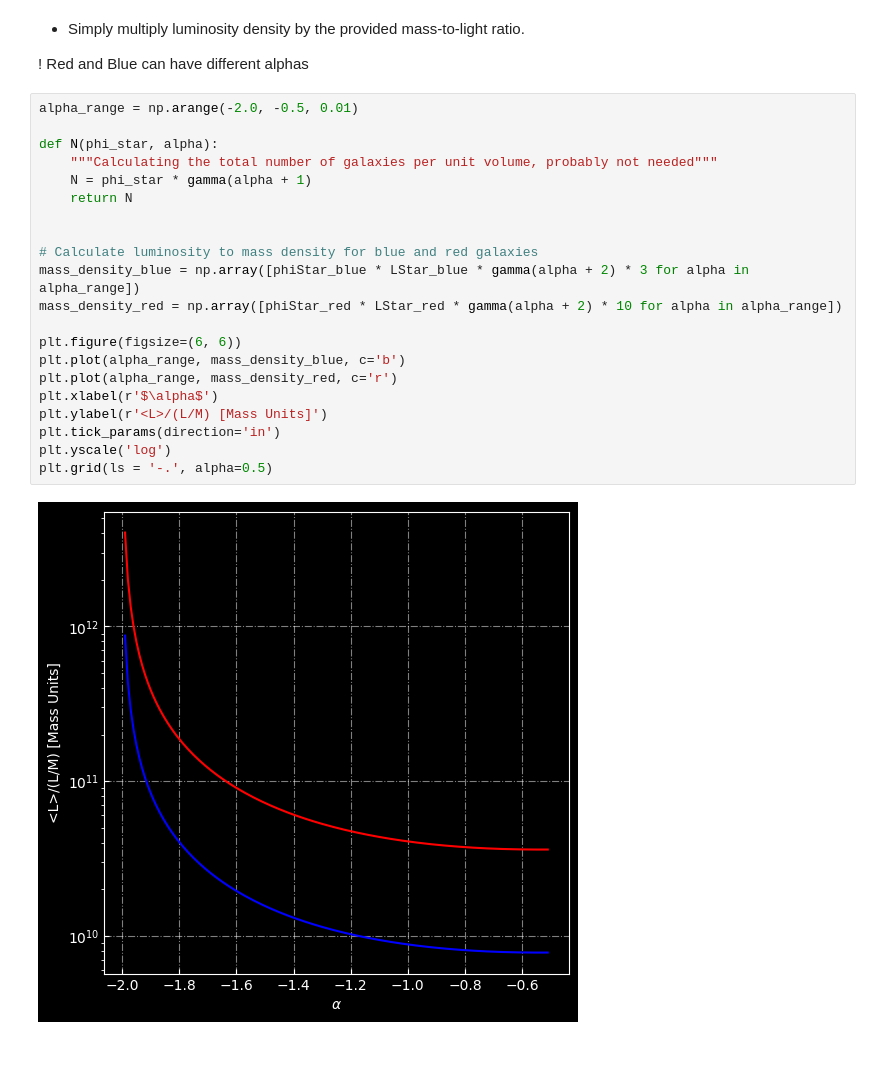
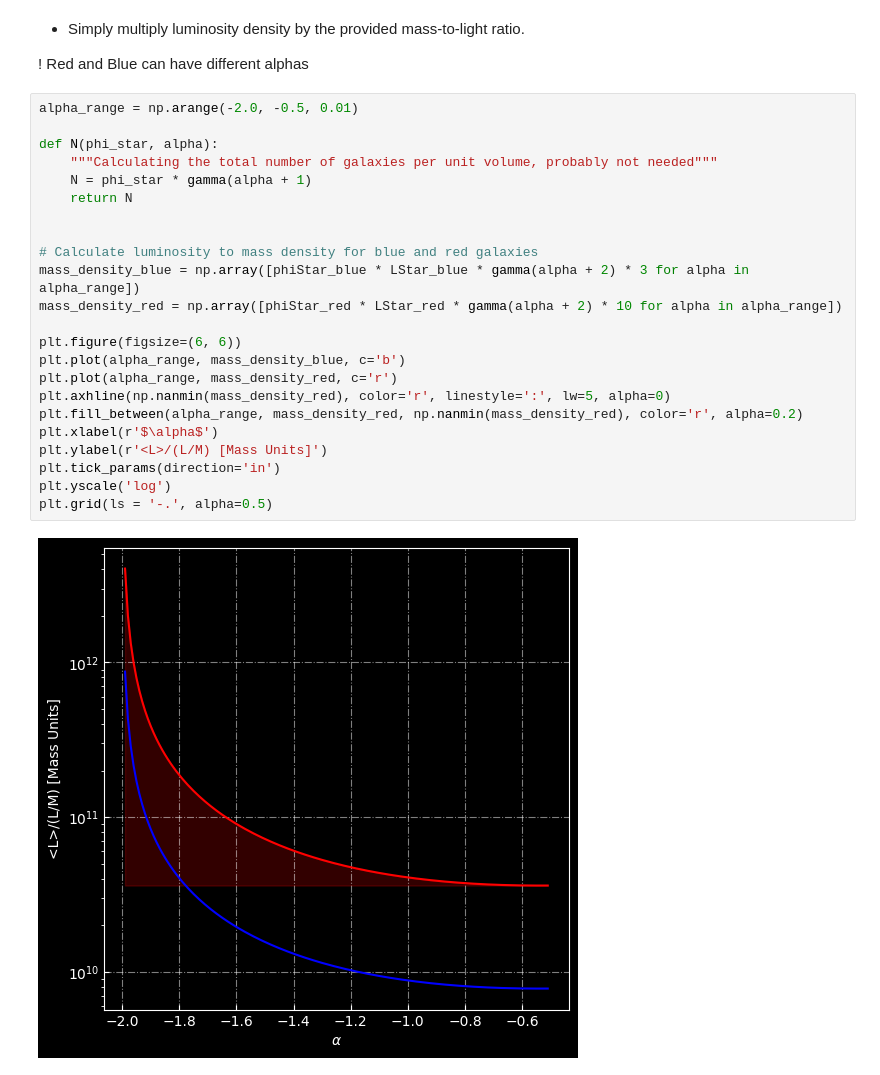
Before and after one commit to nassmohammed/EG_assignment1, a Jupyter notebook: assignment1_question1.ipynb, the cells around one changed output. Drawn from its saved outputs; the diff is of its cells as text.

```diff
--- a/assignment1_question1.ipynb
+++ b/assignment1_question1.ipynb
@@ -106,23 +106,25 @@ plt.grid(ls = '-.', alpha=0.5)
 # %%
 alpha_range = np.arange(-2.0, -0.5, 0.01)
 
 def N(phi_star, alpha):
     """Calculating the total number of galaxies per unit volume, probably not needed"""
     N = phi_star * gamma(alpha + 1)
     return N
 
 
 # Calculate luminosity to mass density for blue and red galaxies
 mass_density_blue = np.array([phiStar_blue * LStar_blue * gamma(alpha + 2) * 3 for alpha in alpha_range])
 mass_density_red = np.array([phiStar_red * LStar_red * gamma(alpha + 2) * 10 for alpha in alpha_range])
 
 plt.figure(figsize=(6, 6))
 plt.plot(alpha_range, mass_density_blue, c='b')
 plt.plot(alpha_range, mass_density_red, c='r')
+plt.axhline(np.nanmin(mass_density_red), color='r', linestyle=':', lw=5, alpha=0)
+plt.fill_between(alpha_range, mass_density_red, np.nanmin(mass_density_red), color='r', alpha=0.2)
 plt.xlabel(r'$\alpha$')
 plt.ylabel(r'<L>/(L/M) [Mass Units]')
 plt.tick_params(direction='in')
 plt.yscale('log')
 plt.grid(ls = '-.', alpha=0.5)
 # %% [output]
-[figure, old version]
+[figure, new version]
```
Also changed, not shown: 2 other files.
